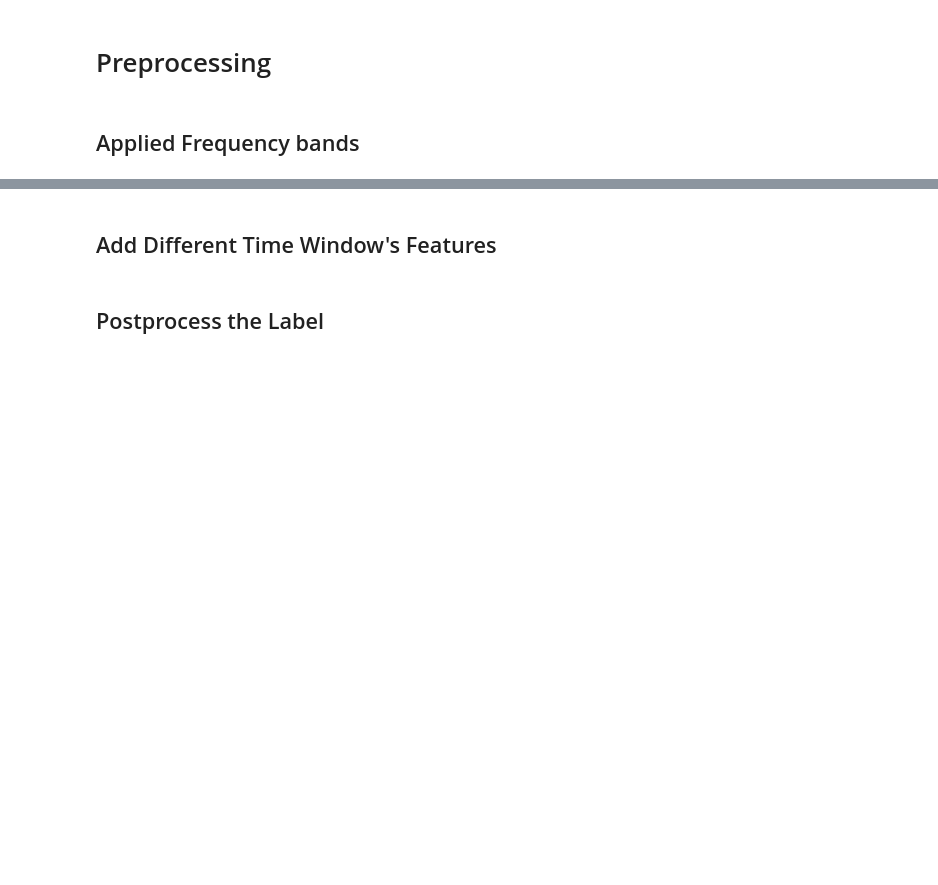
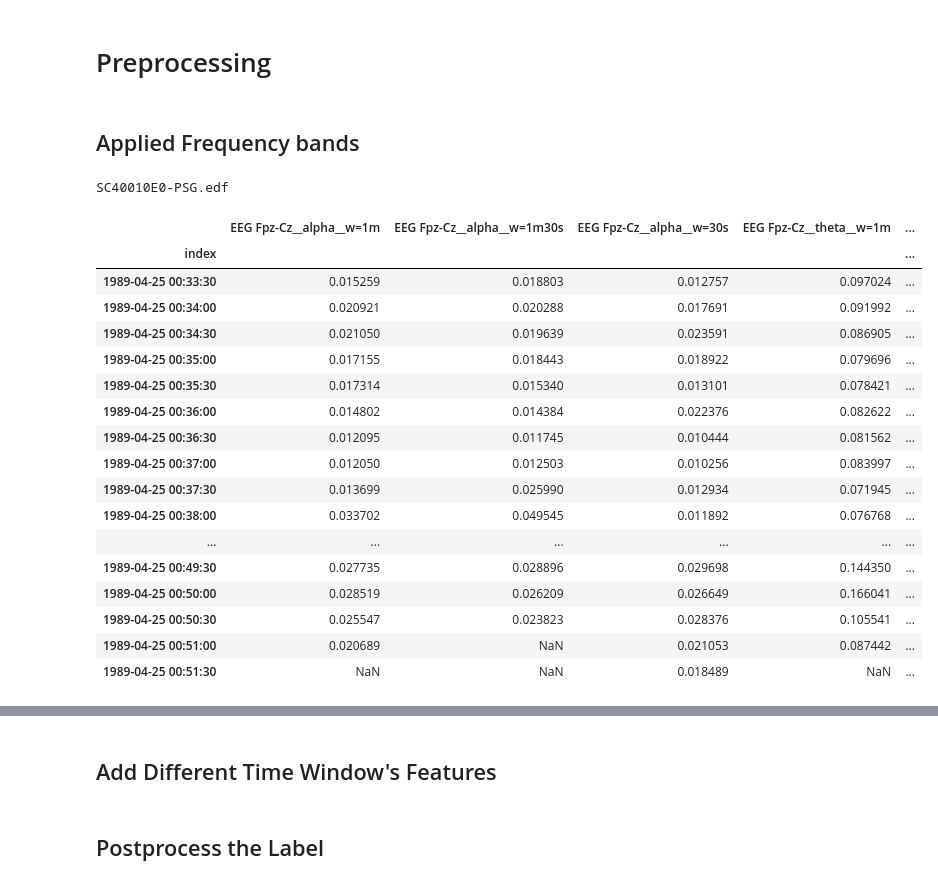
Before and after one commit to jojoclt/n1-sleep, a Jupyter notebook: training/SleepEDF-SC-Clip_training.ipynb, the cells around one changed output, grey strips where cells are left out. Saved outputs shown, nothing was run; the diff lists cells and outputs as text; code cells hidden in the pictures; blank space fills up the shorter version.

```diff
--- a/training/SleepEDF-SC-Clip_training.ipynb
+++ b/training/SleepEDF-SC-Clip_training.ipynb
@@ -59,3 +59,9 @@ for eeg_sig in eeg_signals:
         df_feats["__".join([eeg_sig, "delta/beta", window])] = (delta / beta).astype("float32")
         df_feats["__".join([eeg_sig, "delta/sigma", window])] = (delta / sigma).astype("float32")
         df_feats["__".join([eeg_sig, "delta/theta", window])] = (delta / theta).astype("float32")
+# %%
+file_list = [psg_file for psg_file in df_feats.psg_file.unique()]
+tester = df_feats[df_feats.psg_file == file_list[0]]
+print(file_list[0])
+# %% [output]
+SC40010E0-PSG.edf
@@ -61,0 +70,21 @@ for eeg_sig in eeg_signals:
+# %%
+to_plot
+# %% [output]
+|  | EEG Fpz-Cz__alpha__w=1m | EEG Fpz-Cz__alpha__w=1m30s | EEG Fpz-Cz__alpha__w=30s | EEG Fpz-Cz__theta__w=1m | ... |
+| index |  |  |  |  | ... |
+| 1989-04-25 00:33:30 | 0.015259 | 0.018803 | 0.012757 | 0.097024 | ... |
+| 1989-04-25 00:34:00 | 0.020921 | 0.020288 | 0.017691 | 0.091992 | ... |
+| 1989-04-25 00:34:30 | 0.021050 | 0.019639 | 0.023591 | 0.086905 | ... |
+| 1989-04-25 00:35:00 | 0.017155 | 0.018443 | 0.018922 | 0.079696 | ... |
+| 1989-04-25 00:35:30 | 0.017314 | 0.015340 | 0.013101 | 0.078421 | ... |
+| 1989-04-25 00:36:00 | 0.014802 | 0.014384 | 0.022376 | 0.082622 | ... |
+| 1989-04-25 00:36:30 | 0.012095 | 0.011745 | 0.010444 | 0.081562 | ... |
+| 1989-04-25 00:37:00 | 0.012050 | 0.012503 | 0.010256 | 0.083997 | ... |
+| 1989-04-25 00:37:30 | 0.013699 | 0.025990 | 0.012934 | 0.071945 | ... |
+| 1989-04-25 00:38:00 | 0.033702 | 0.049545 | 0.011892 | 0.076768 | ... |
+| ... | ... | ... | ... | ... | ... |
+| 1989-04-25 00:49:30 | 0.027735 | 0.028896 | 0.029698 | 0.144350 | ... |
+| 1989-04-25 00:50:00 | 0.028519 | 0.026209 | 0.026649 | 0.166041 | ... |
+| 1989-04-25 00:50:30 | 0.025547 | 0.023823 | 0.028376 | 0.105541 | ... |
+| 1989-04-25 00:51:00 | 0.020689 | NaN | 0.021053 | 0.087442 | ... |
+| 1989-04-25 00:51:30 | NaN | NaN | 0.018489 | NaN | ... |
```
Also changed, not shown: parts of 5 cells of this notebook, 5 other files.
